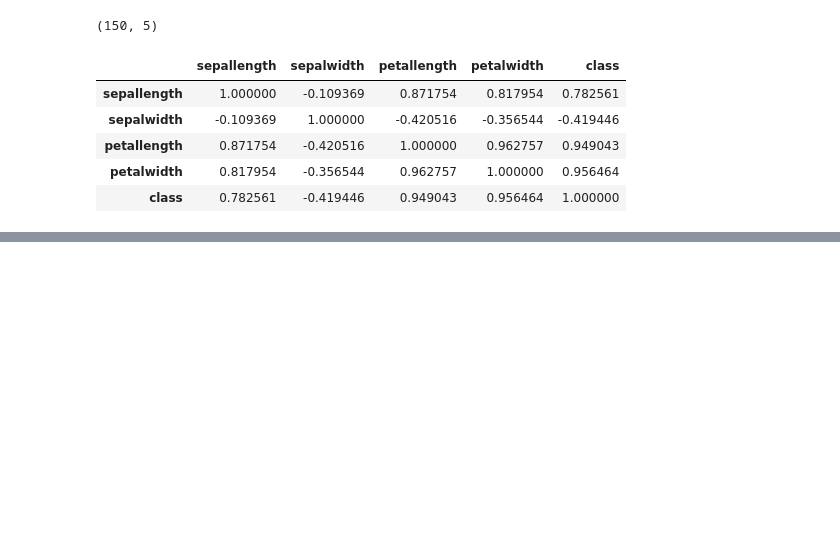
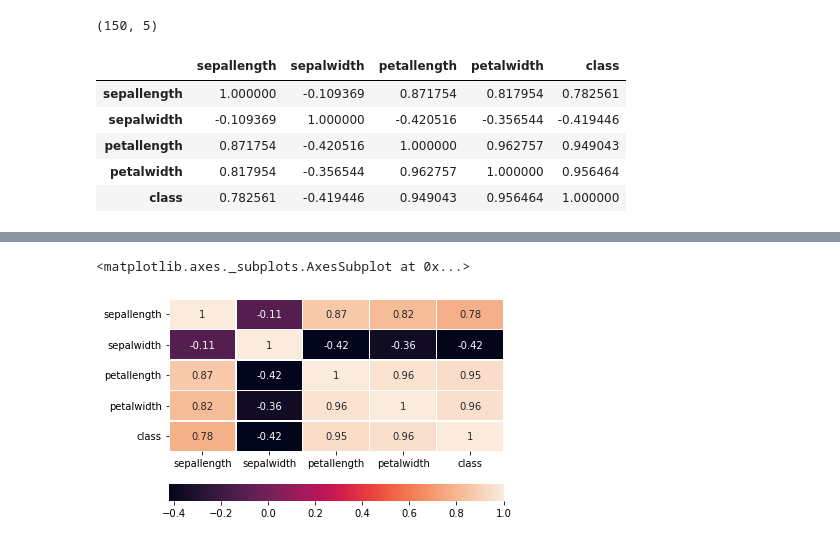
Before and after one commit to coodjet/Machine-Learning-stages, a Jupyter notebook: EDA.ipynb, the cells around one changed output, grey strips where cells are left out. Drawn from its saved outputs; the diff is of its cells as text; code cells hidden in the pictures; blank space fills up the shorter version.

```diff
--- a/EDA.ipynb
+++ b/EDA.ipynb
@@ -109,0 +129,5 @@ df.corr()
+# %%
+sns.heatmap(co, annot=True, linewidth=.5, cbar_kws={"orientation": "horizontal"})
+# %% [output]
+<matplotlib.axes._subplots.AxesSubplot at 0x...>
+[figure, added]
```
Also changed, not shown: parts of 6 cells of this notebook.
